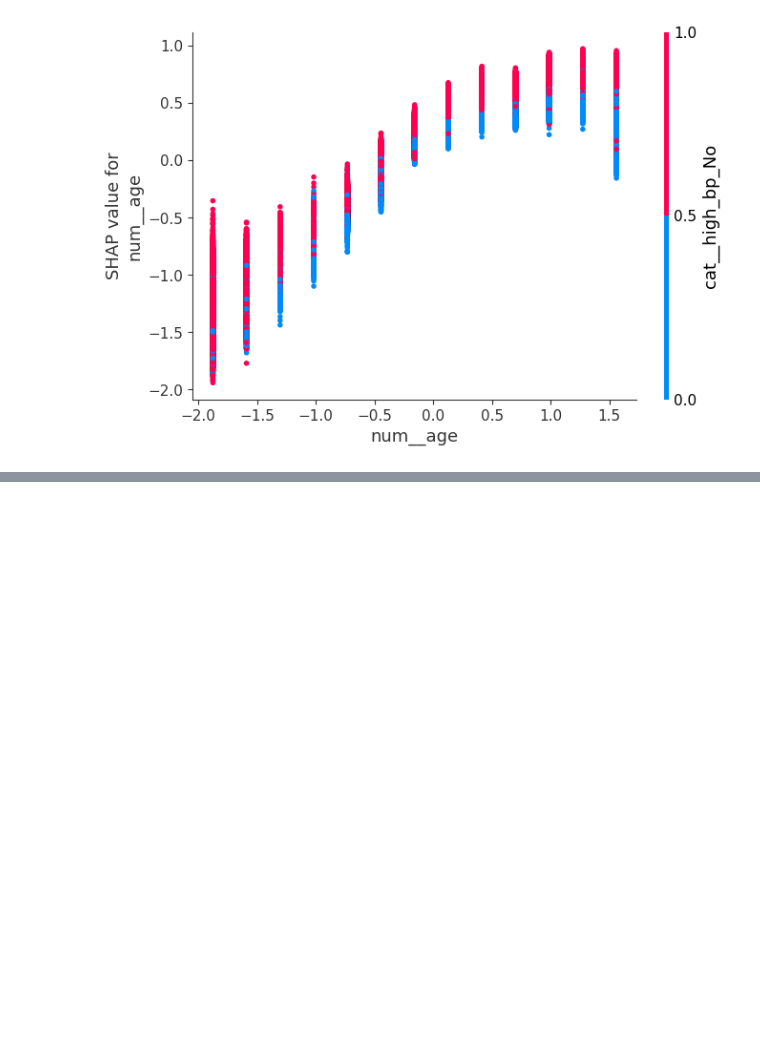
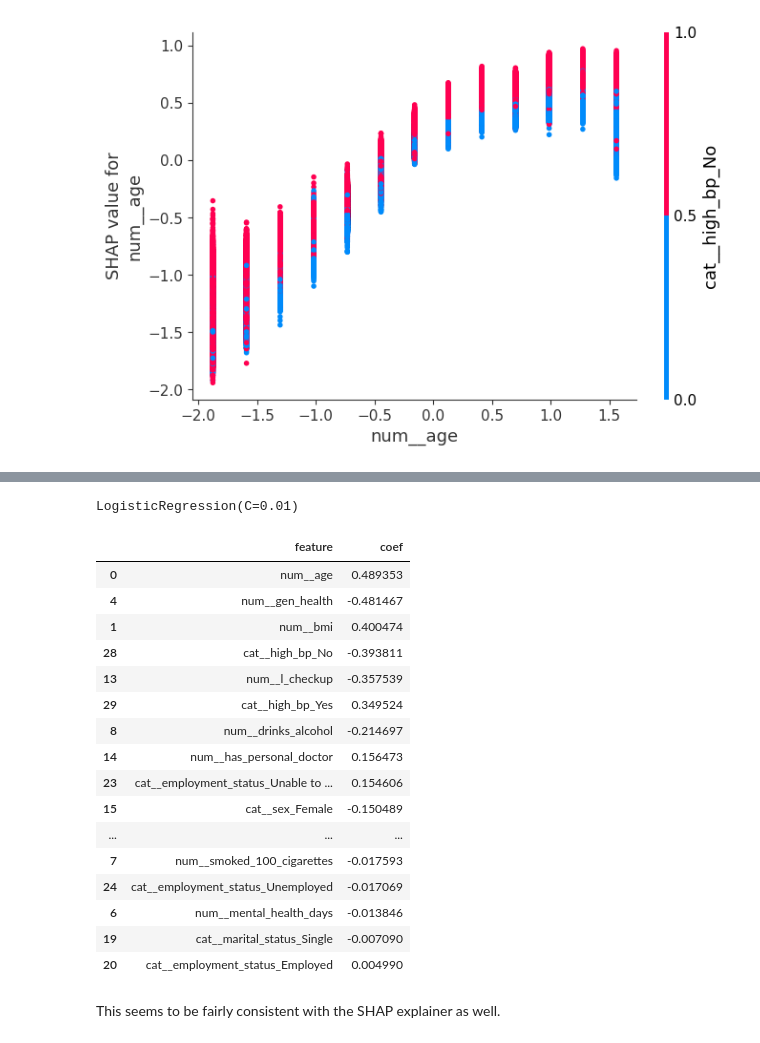
Before and after one commit to maradeben/wotosuga-core, a Jupyter notebook: model_building/explainer/shap_notebook.ipynb, the cells around one changed output, grey strips where cells are left out. Cells and saved outputs as stored; diff of their text form; code cells hidden in the pictures; blank space fills up the shorter version.

```diff
--- a/model_building/explainer/shap_notebook.ipynb
+++ b/model_building/explainer/shap_notebook.ipynb
@@ -285,4 +285,6 @@ shap.dependence_plot(
 [figure]
 # %%
 # check and compare model coefs for LogReg
-logreg = joblib.load("../../models/logreg_model.pkl")
+logreg = joblib.load("../models/logreg_model.pkl")
+print(logreg.named_steps)
+logreg
@@ -288,0 +322,31 @@ logreg = joblib.load("../../models/logreg_model.pkl")
+# %%
+logreg_model = logreg.named_steps["xgb"] #xgb here is a misnomer
+logreg_model
+# %% [output]
+LogisticRegression(C=0.01)
+# %%
+coef_df = pd.DataFrame({
+    "feature": feature_names,
+    "coef": logreg_model.coef_[0]
+}).sort_values("coef", key=abs, ascending=False)
+coef_df
+# %% [output]
+|  | feature | coef |
+| 0 | num__age | 0.489353 |
+| 4 | num__gen_health | -0.481467 |
+| 1 | num__bmi | 0.400474 |
+| 28 | cat__high_bp_No | -0.393811 |
+| 13 | num__l_checkup | -0.357539 |
+| 29 | cat__high_bp_Yes | 0.349524 |
+| 8 | num__drinks_alcohol | -0.214697 |
+| 14 | num__has_personal_doctor | 0.156473 |
+| 23 | cat__employment_status_Unable to ... | 0.154606 |
+| 15 | cat__sex_Female | -0.150489 |
+| ... | ... | ... |
+| 7 | num__smoked_100_cigarettes | -0.017593 |
+| 24 | cat__employment_status_Unemployed | -0.017069 |
+| 6 | num__mental_health_days | -0.013846 |
+| 19 | cat__marital_status_Single | -0.007090 |
+| 20 | cat__employment_status_Employed | 0.004990 |
+# %% [markdown]
+This seems to be fairly consistent with the SHAP explainer as well.
```
Also changed, not shown: parts of 1 cell of this notebook, 1 other file.
